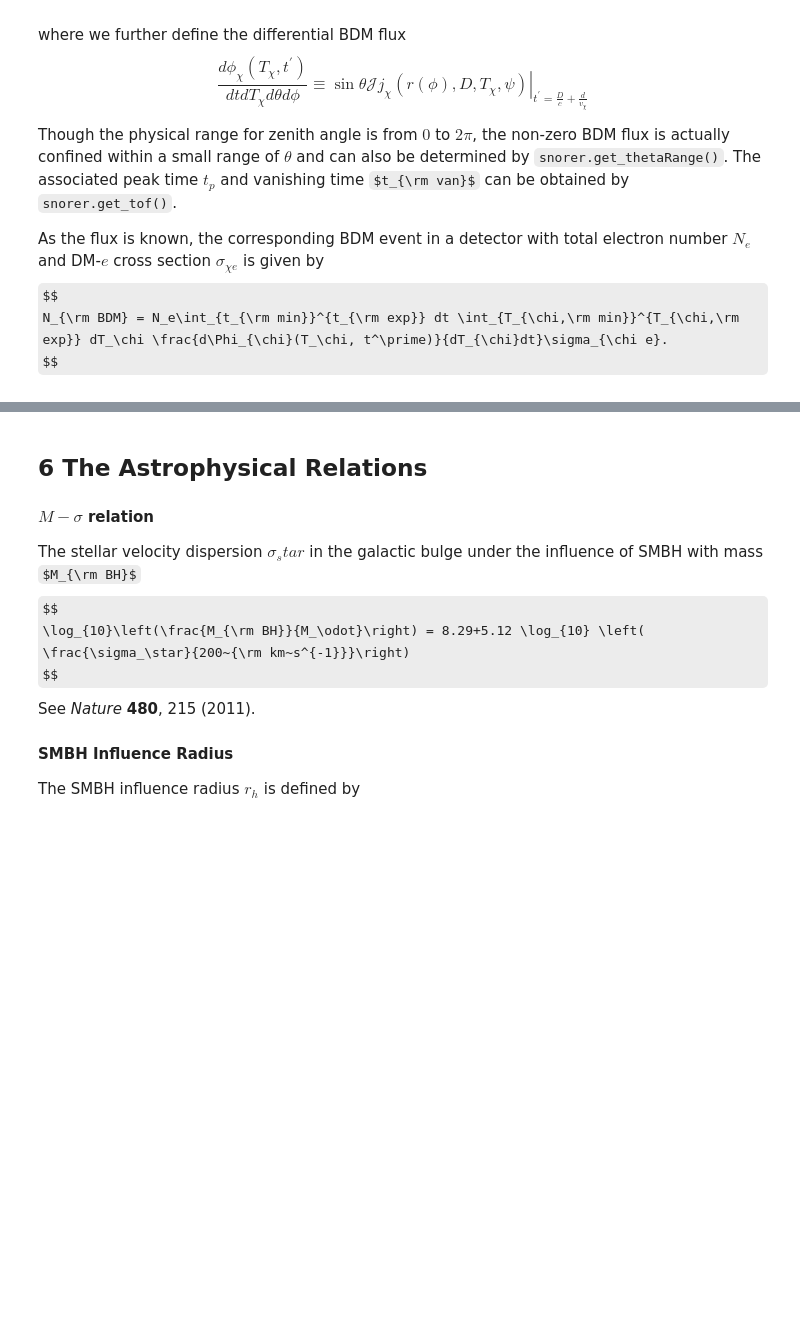
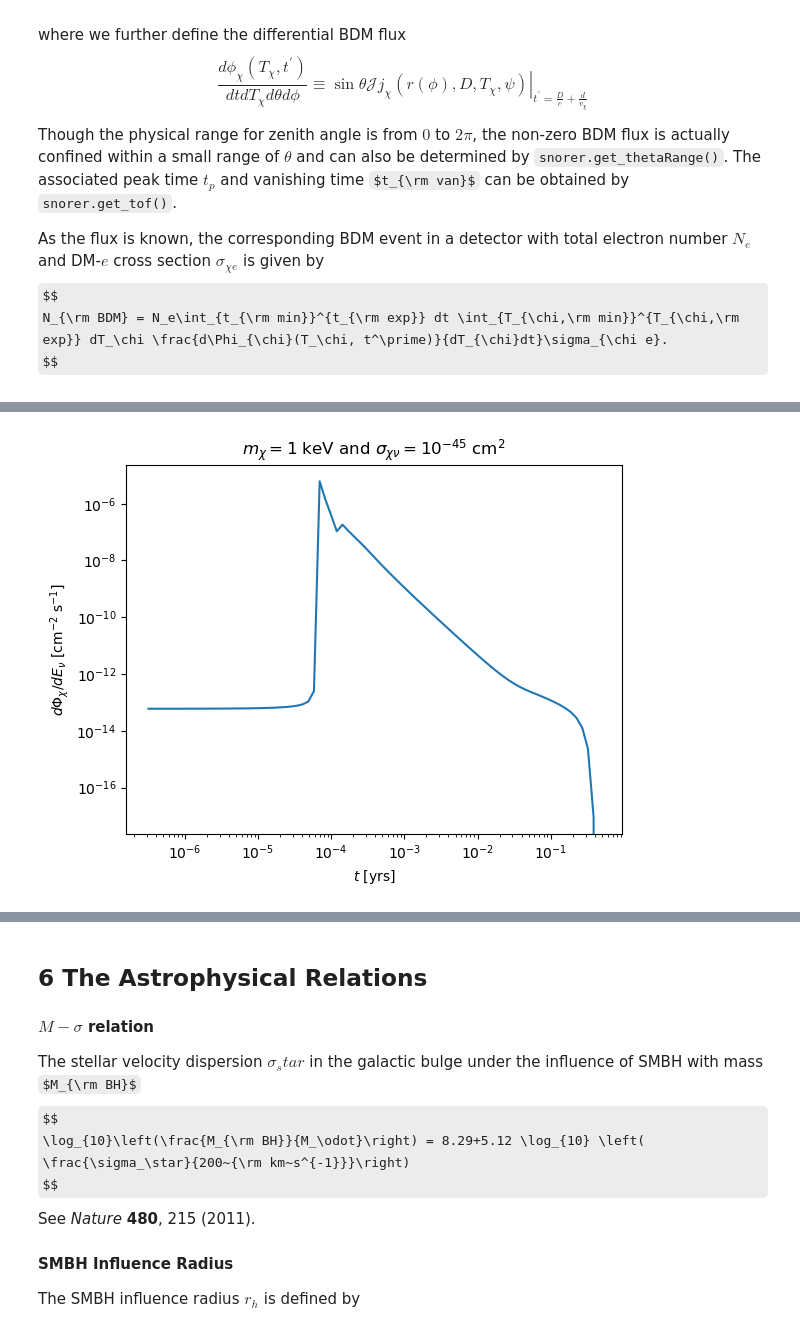
Before and after one commit to yenhsunlin/snorer, a Jupyter notebook: examples/tutorial.ipynb, the cells around one changed output, grey strips where cells are left out. Cells and saved outputs as stored; diff of their text form; code cells hidden in the pictures; some formulas as TeX source; blank space fills up the shorter version.

```diff
--- a/examples/tutorial.ipynb
+++ b/examples/tutorial.ipynb
@@ -466,3 +466,31 @@ Returns:
    - tuple : $(t_p,t_{\rm van})$ in seconds
 
 ### 5.c Examples
+# %%
+# Evaluate SNv BDM flux from various position
+# Tx,mx=15,1e-3
+# Rstar=8.5
+# beta=0
+# _,tvan=snorer.get_tof(Tx,mx,8.5)
+# tList = np.logspace(1,np.log10(tvan),80)
+
+# # multiprocessing, default is sigxv = 1e-45 cm^2
+# pool = mp.Pool(8)
+# BDMflux = pool.map(partial(snorer.flux,Tx=Tx,mx=mx,Rstar=Rstar,beta=beta,neval=18000),tList)
+
+# save data for later use
+#np.savetxt('BDMflux_mx_1keV_sigxv_1e-45_spike.txt', np.vstack((tList,BDMflux)).T,fmt='%.5e     %.5e', header='t [s]      flux [1/MeV/cm^2/s]')
+# load previously saved data
+BDMflux = np.loadtxt('BDMflux_mx_1keV_sigxv_1e-45_spike.txt').T
+
+#　Make the plot
+#plt.plot(tList/snorer.constant.year2Seconds,BDMflux)
+plt.plot(BDMflux[0]/snorer.constant.year2Seconds,BDMflux[1])  # plot from loaded data
+plt.xscale('log')
+plt.yscale('log')
+plt.title(r'$m_\chi = 1$ keV and $\sigma_{\chi\nu}=10^{-45}$ cm$^2$')
+plt.xlabel(r'$t$ [yrs]')
+plt.ylabel(r'$d\Phi_\chi/dE_\nu$ [cm$^{-2}$ s$^{-1}$]')
+plt.show()
+# %% [output]
+[figure, added]
```
Also changed, not shown: parts of 2 cells of this notebook.
